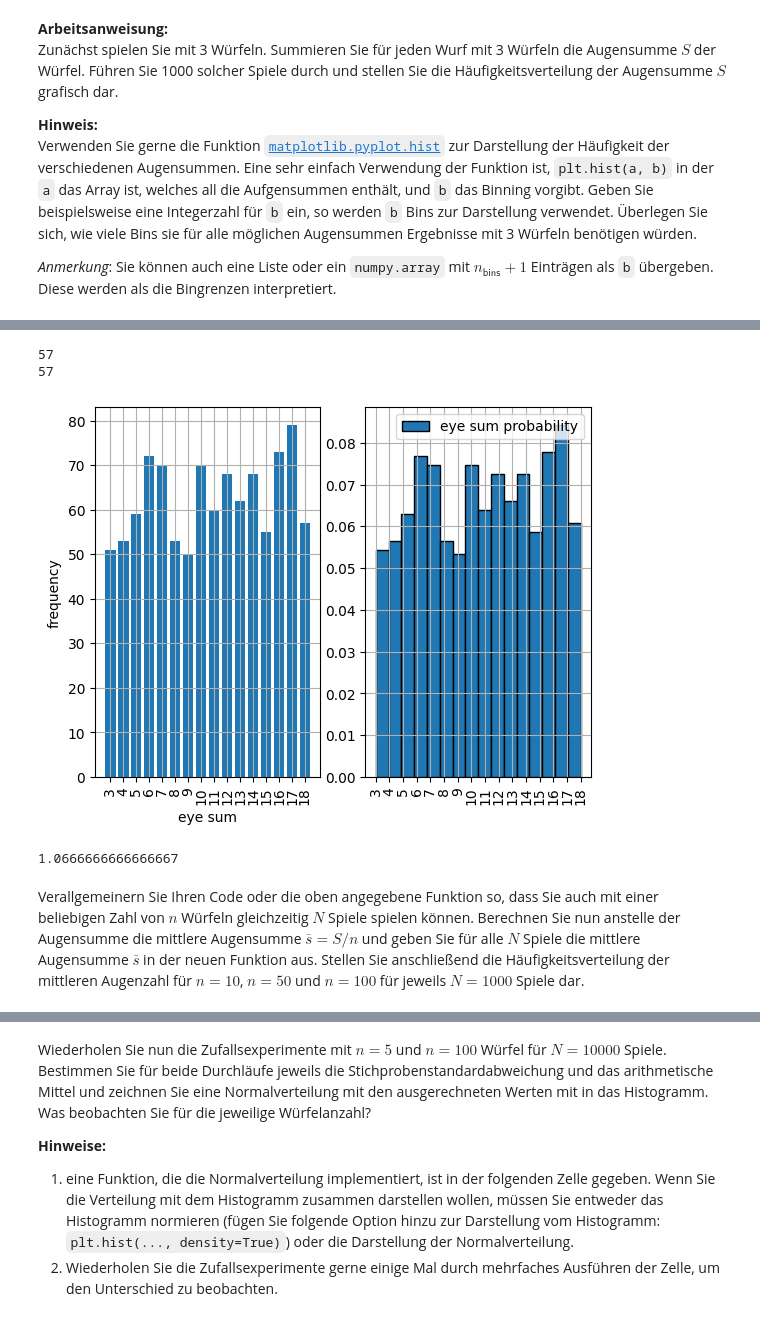
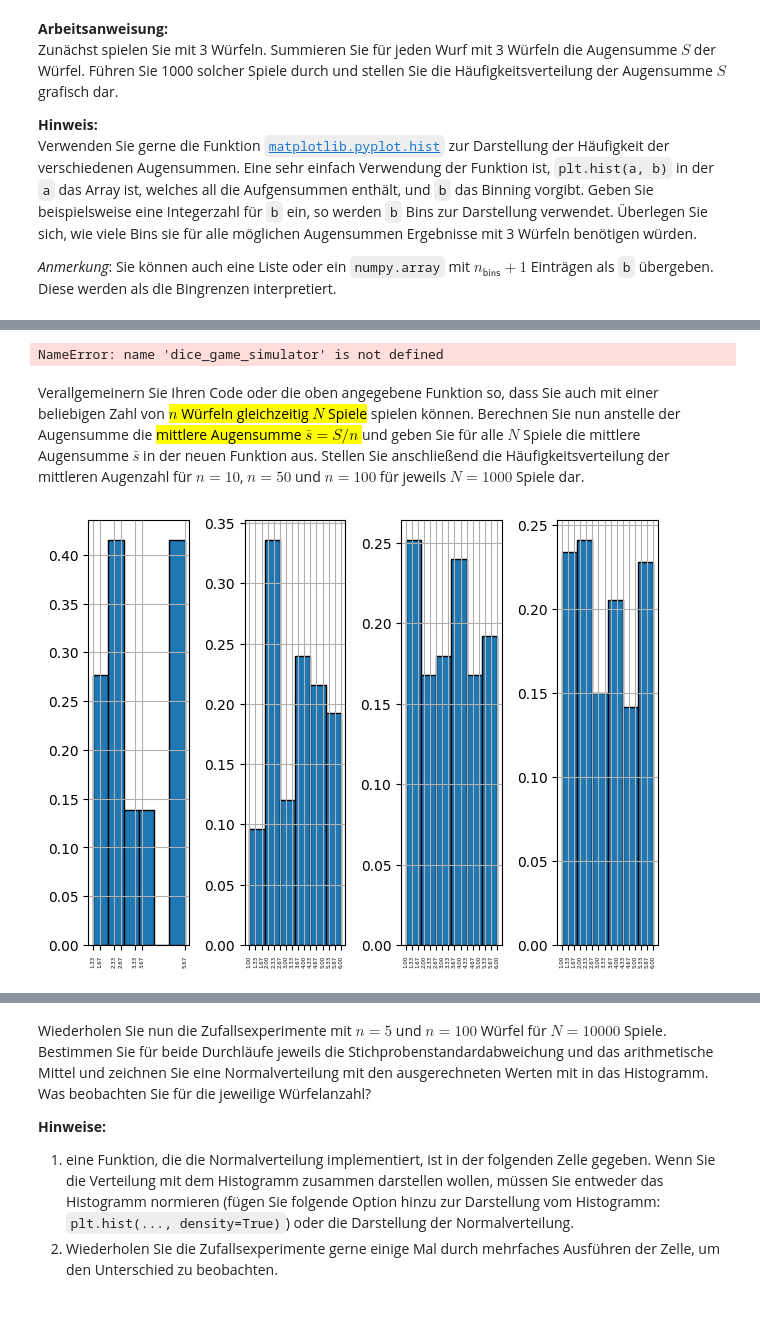
Before and after one commit to jrlk000/CgDa, a Jupyter notebook: SS26/Blatt01.ipynb, the cells around one changed output, grey strips where cells are left out. Drawn from its saved outputs; the diff is of its cells as text; code cells hidden in the pictures.

```diff
--- a/SS26/Blatt01.ipynb
+++ b/SS26/Blatt01.ipynb
@@ -306,7 +334,7 @@ GameConst
 # %%
 # Durchführen des Zufallsexperiments:
 # 3 Würfel, 1000 Mal geworfen
-eye_sums = dice_game_simulator(GameConst.DICE_SIDES.value, GameConst.DICES.value, GameConst.THROWS.value, 1)
+eye_sums, _ = dice_game_simulator(GameConst.DICE_SIDES.value, GameConst.DICES.value, GameConst.THROWS.value, 1)
 freq = compute_eyesum_frequency(np.array(eye_sums), GameConst.RES_SPECTRUM.value)
 
 #using a histogram to display the probabilities gained from one simulation of the dice game
@@ -321,11 +349,11 @@ bins = 3*6 - 3 #there is no 0 on the dice
 #bin_values = [filter_amount(dice_results, k) for k in range(3, 19, 1)]
 
 fig, (ax1, ax2) = plt.subplots(1, 2)
-ax1.bar(GameConst.RES_SPECTRUM.value, freq)
+ax1.bar(GameConst.RES_SPECTRUM.value, freq, label='eye_sums tot. number')
 ax1.set_xticks(GameConst.RES_SPECTRUM.value,labels=GameConst.RES_SPECTRUM.value, rotation=90)
 ax1.set_xlabel("eye sum")
 ax1.set_ylabel("frequency")
-
+ax1.legend()
 ax1.grid()
 
 """
@@ -342,25 +370,19 @@ bin_labels=[f"{3+4*k} to {6+4*k}" for k in range(0, 4)]
 #print(bin_centers)"""
 
 #histogramm does not need the predefined values it can map a iterable that stores abitrary values so the same values will be pared.
-density_values, _, _ = ax2.hist(eye_sums, bins=16, edgecolor="black", label="eye sum probability", density=True)
+density_values, _, _ = ax2.hist(list(eye_sums), bins=16, edgecolor="black", density=True ,label='eye_sum probability')
 ax2.set_xticks(GameConst.RES_SPECTRUM.value, labels=GameConst.RES_SPECTRUM.value, rotation=90)
-
-print(freq[-1])
-print(np.sum(np.array(eye_sums)==18))
 
 ax2.legend()
 ax2.grid()
 plt.show()
 
-print(np.sum(density_values))
+#print(np.sum(density_values))
 # %% [output]
-57
-57
+NameError: name 'dice_game_simulator' is not defined
-[figure, removed]
-1.0666666666666667
 # %%
 # Grafische Darstellung des Ergebnisses
 # %% [markdown]
-Verallgemeinern Sie Ihren Code oder die oben angegebene Funktion so, dass Sie auch mit einer beliebigen Zahl von $n$ Würfeln gleichzeitig $N$ Spiele spielen können.
-Berechnen Sie nun anstelle der Augensumme die mittlere Augensumme $\bar{s}=S/n$ und geben Sie für alle $N$ Spiele die mittlere Augensumme $\bar{s}$ in der neuen Funktion aus.
+Verallgemeinern Sie Ihren Code oder die oben angegebene Funktion so, dass Sie auch mit einer beliebigen Zahl von <mark>$n$ Würfeln gleichzeitig $N$ Spiele</mark> spielen können.
+Berechnen Sie nun anstelle der Augensumme die <mark>mittlere Augensumme $\bar{s}=S/n$ </mark>und geben Sie für alle $N$ Spiele die mittlere Augensumme $\bar{s}$ in der neuen Funktion aus.
 Stellen Sie anschließend die Häufigkeitsverteilung der mittleren Augenzahl für $n=10$, $n=50$ und $n=100$ für jeweils $N=1000$ Spiele dar.
@@ -369,5 +389,30 @@ Stellen Sie anschließend die Häufigkeitsverteilung der mittleren Augenzahl fü
-# %%
-# Anzahl an Spielen
-N = 1000
-
-# Durchführung des Zufallexperiments und grafische Darstellung
+# %%
+throws = [10, 50, 100, GameConst.THROWS.value]
+amount_of_dices = [GameConst.DICES.value]
+num_bins = math.ceil((GameConst.DICES.value * GameConst.DICE_SIDES.value)/GameConst.DICES.value - GameConst.DICES.value/GameConst.DICES.value) + 1
+
+eye_sums_mean = list()
+#lop through the wished number of throws per game which is called N.
+for N in throws:
+    _, eye_sum_mean = dice_game_simulator(GameConst.DICE_SIDES.value,
+                                          GameConst.DICES.value,
+                                          N,
+                                          1)
+    eye_sums_mean.append(eye_sum_mean)
+    #print(eye_sum_mean)
+
+fig, (ax1, ax2, ax3, ax4) = plt.subplots(1, 4)
+for ax, val, n in zip((ax1, ax2, ax3, ax4), eye_sums_mean, throws):
+    #label=f'total throws per round {n}'
+    bin_labels = list(set(val.tolist()[0]))
+    ax.hist(list(val), bins=num_bins, label=f'throws per round {n}', edgecolor='black', density=True)
+    ax.set_xticks(bin_labels, labels= [f"{x:.2f}" for x in bin_labels], rotation=90)
+    ax.tick_params(axis='x' ,labelsize=4)
+    #print(bin_labels)
+    #ax.legend()
+    ax.grid()
+
+plt.tight_layout()
+plt.show()
+# %% [output]
+[figure, added]
```
Also changed, not shown: parts of 8 cells of this notebook.
